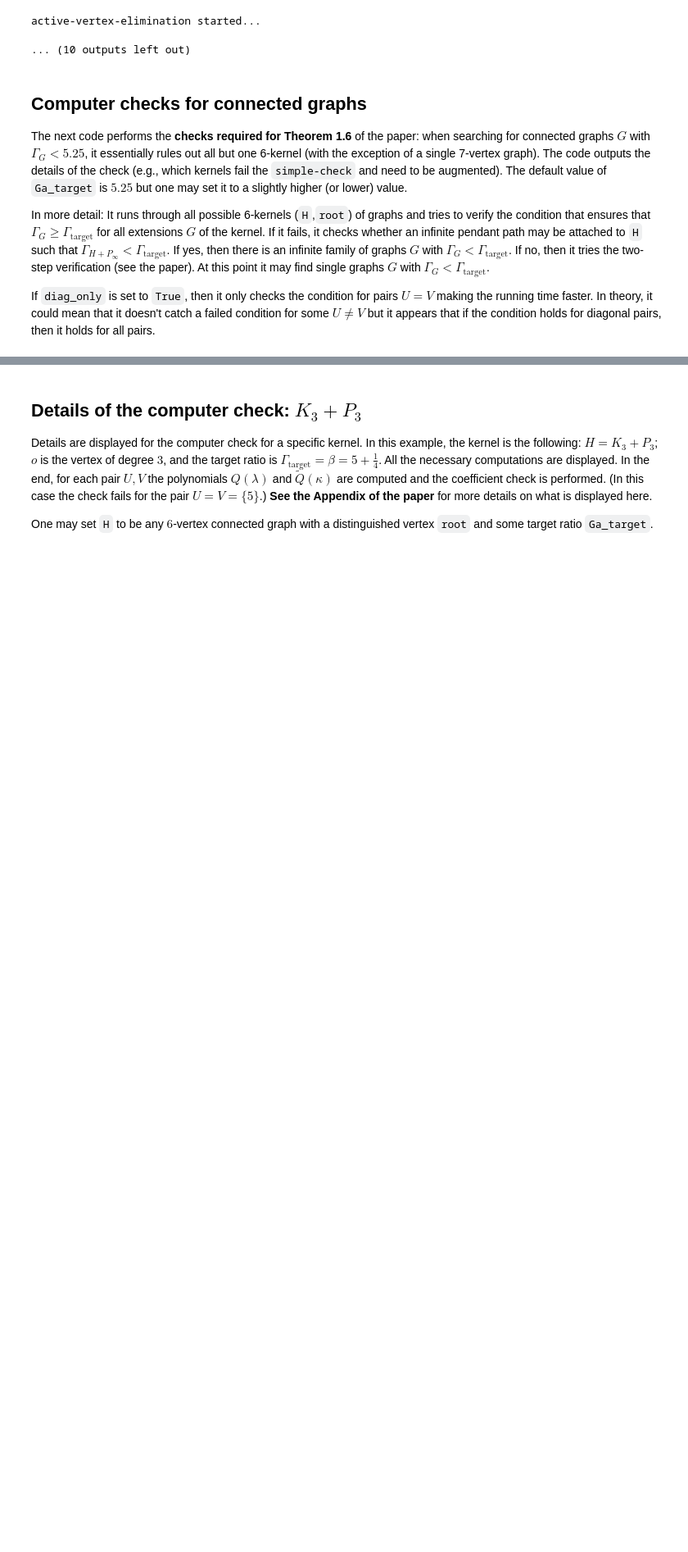
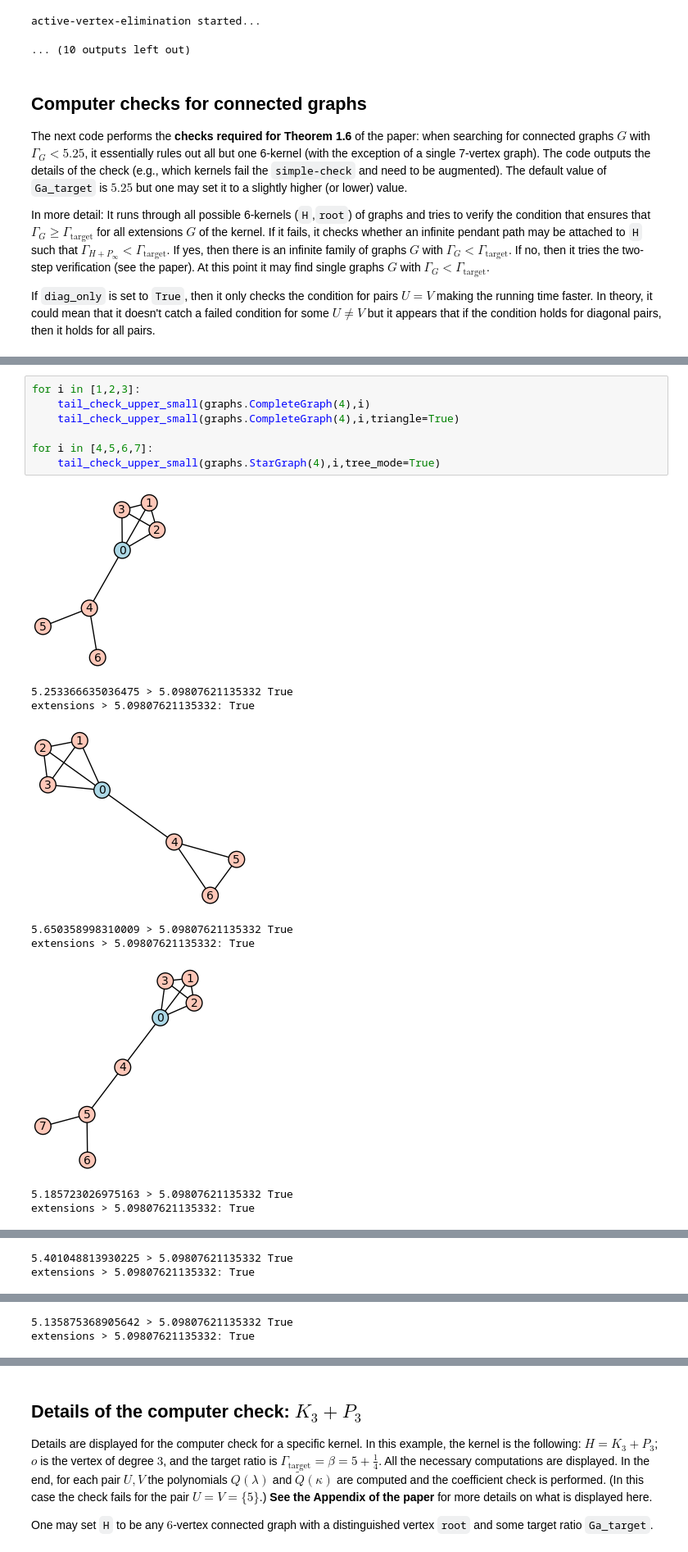
Before and after one commit to harangi/perron, a Jupyter notebook: perron.ipynb, the cells around one changed output, grey strips where cells are left out. Shown at 82% size. Cells and saved outputs as stored; diff of their text form; blank space fills up the shorter version.

```diff
--- a/perron.ipynb
+++ b/perron.ipynb
@@ -201,0 +363,17 @@ two-step-check excluding #3 vertex started...
+# %%
+for i in [1,2,3]:
+    tail_check_upper_small(graphs.CompleteGraph(4),i)
+    tail_check_upper_small(graphs.CompleteGraph(4),i,triangle=True)
+
+for i in [4,5,6,7]:
+    tail_check_upper_small(graphs.StarGraph(4),i,tree_mode=True)
+# %% [output]
+[figure, added]
+5.253366635036475 > 5.09807621135332 True
+extensions > 5.09807621135332: True
+[figure, added]
+5.650358998310009 > 5.09807621135332 True
+extensions > 5.09807621135332: True
+[figure, added]
+5.185723026975163 > 5.09807621135332 True
+extensions > 5.09807621135332: True
@@ -201,0 +381,2 @@ two-step-check excluding #3 vertex started...
+5.401048813930225 > 5.09807621135332 True
+extensions > 5.09807621135332: True
@@ -201,0 +384,2 @@ two-step-check excluding #3 vertex started...
+5.135875368905642 > 5.09807621135332 True
+extensions > 5.09807621135332: True
```
Also changed, not shown: parts of 22 cells of this notebook, 1 other file.
